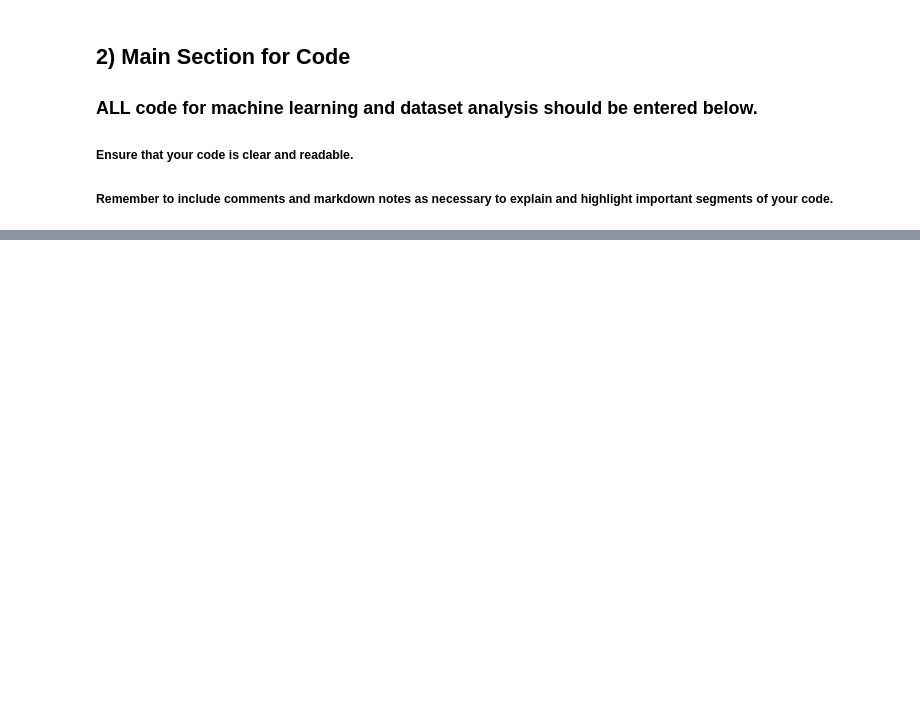
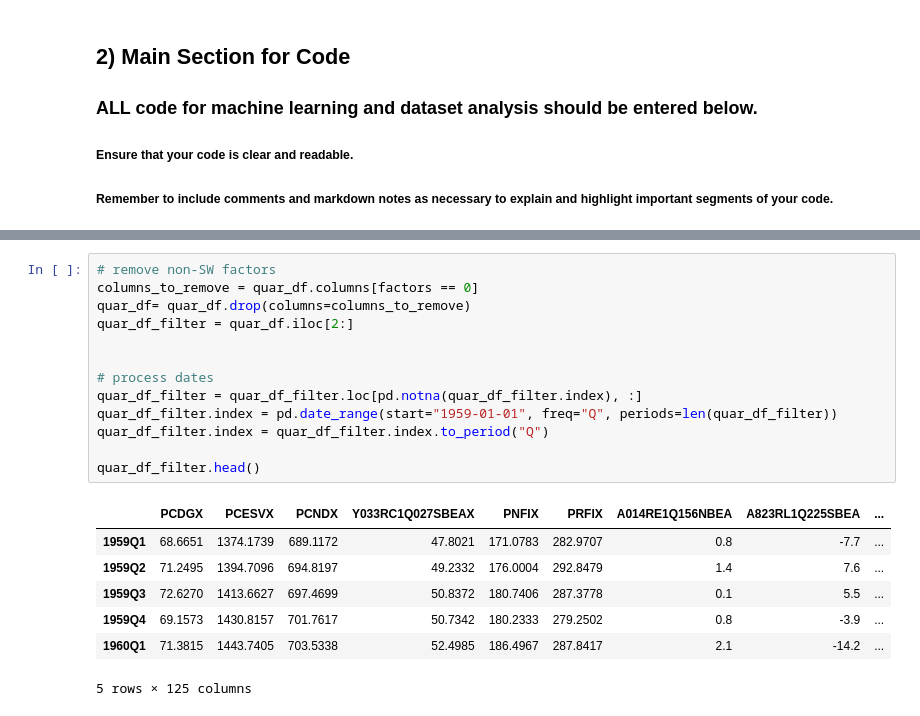
Before and after one commit to turrrray/dsedatathon, a Jupyter notebook: NUS_DSESC_DATABUSTERS_XX.ipynb, the cells around one changed output, grey strips where cells are left out. Saved outputs shown, nothing was run; the diff lists cells and outputs as text; blank space fills up the shorter version.

```diff
--- a/NUS_DSESC_DATABUSTERS_XX.ipynb
+++ b/NUS_DSESC_DATABUSTERS_XX.ipynb
@@ -200,0 +82,21 @@ df_monthly.head()
+# %%
+# remove non-SW factors
+columns_to_remove = quar_df.columns[factors == 0]
+quar_df= quar_df.drop(columns=columns_to_remove)
+quar_df_filter = quar_df.iloc[2:]
+
+
+# process dates
+quar_df_filter = quar_df_filter.loc[pd.notna(quar_df_filter.index), :]
+quar_df_filter.index = pd.date_range(start="1959-01-01", freq="Q", periods=len(quar_df_filter))
+quar_df_filter.index = quar_df_filter.index.to_period("Q")
+
+quar_df_filter.head()
+# %% [output]
+|  | PCDGX | PCESVX | PCNDX | Y033RC1Q027SBEAX | PNFIX | PRFIX | A014RE1Q156NBEA | A823RL1Q225SBEA | ... |
+| 1959Q1 | 68.6651 | 1374.1739 | 689.1172 | 47.8021 | 171.0783 | 282.9707 | 0.8 | -7.7 | ... |
+| 1959Q2 | 71.2495 | 1394.7096 | 694.8197 | 49.2332 | 176.0004 | 292.8479 | 1.4 | 7.6 | ... |
+| 1959Q3 | 72.6270 | 1413.6627 | 697.4699 | 50.8372 | 180.7406 | 287.3778 | 0.1 | 5.5 | ... |
+| 1959Q4 | 69.1573 | 1430.8157 | 701.7617 | 50.7342 | 180.2333 | 279.2502 | 0.8 | -3.9 | ... |
+| 1960Q1 | 71.3815 | 1443.7405 | 703.5338 | 52.4985 | 186.4967 | 287.8417 | 2.1 | -14.2 | ... |
+5 rows × 125 columns
```
Also changed, not shown: parts of 47 cells of this notebook.
